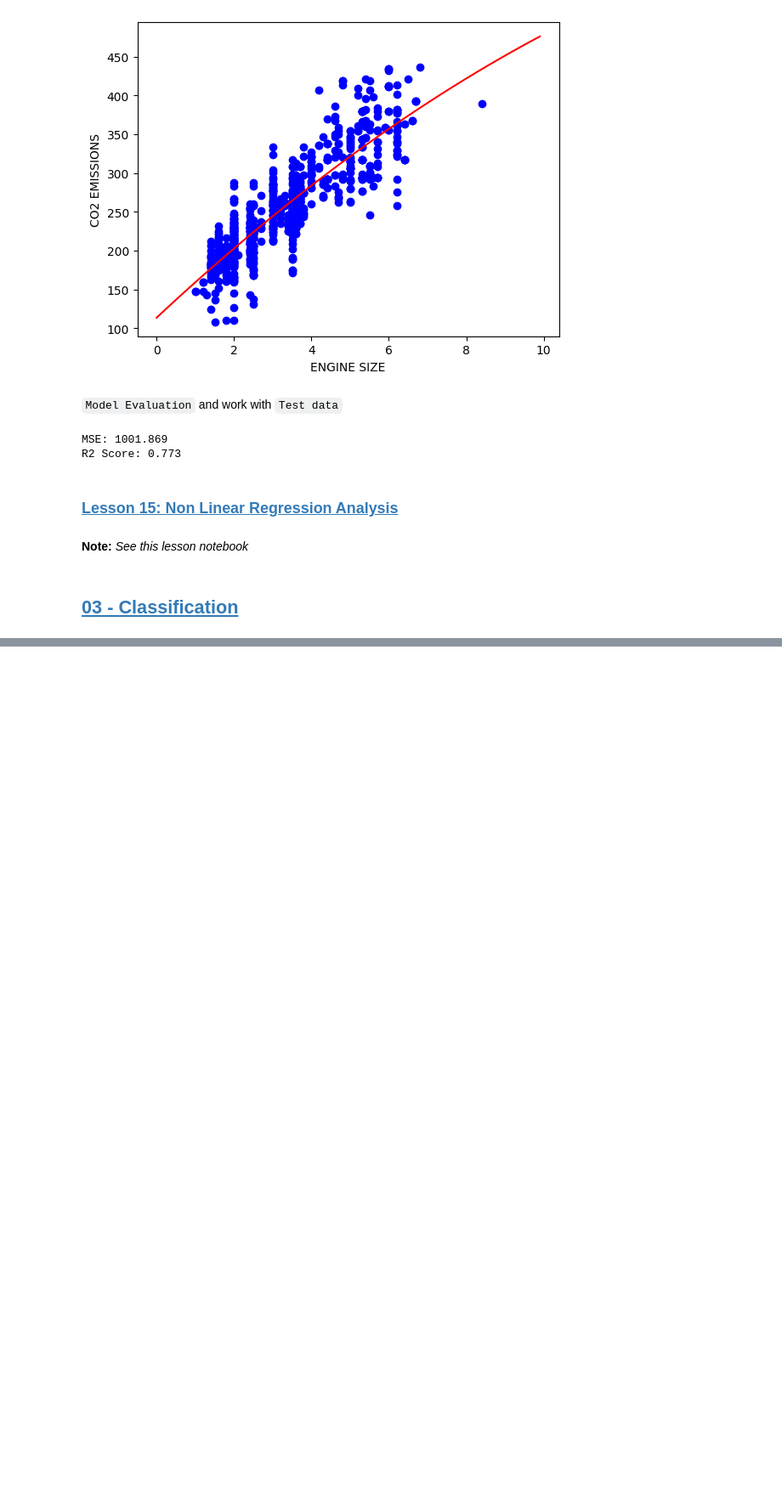
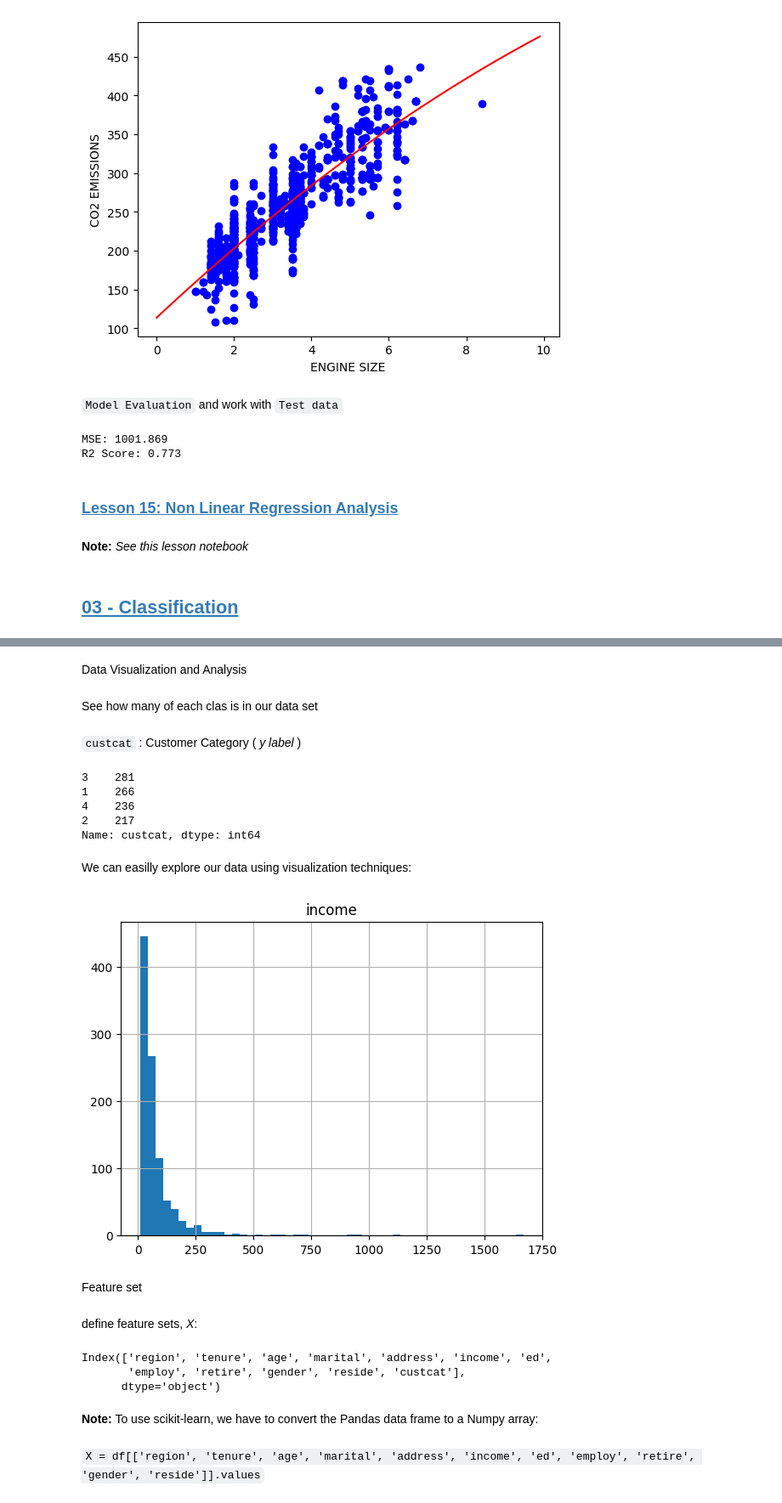
Before and after one commit to AliShariatian/Machine-Learning-Practices, a Jupyter notebook: Jadi.ipynb, the cells around one changed output, grey strips where cells are left out. Shown at 85% size. Saved outputs shown, nothing was run; the diff lists cells and outputs as text; code cells hidden in the pictures; blank space fills up the shorter version.

```diff
--- a/Jadi.ipynb
+++ b/Jadi.ipynb
@@ -1213,0 +1226,5 @@ R2 Score: 0.773
+# %%
+df = pd.read_csv('teleCust1000t.csv')
+
+print('df shape:', df.shape)
+df.head()
@@ -1213,0 +1239,36 @@ R2 Score: 0.773
+# %% [markdown]
+Data Visualization and Analysis
+# %% [markdown]
+See how many of each clas is in our data set
+# %% [markdown]
+`custcat` : Customer Category ( _y label_ )
+# %%
+df['custcat'].value_counts()
+# %% [output]
+3    281
+1    266
+4    236
+2    217
+Name: custcat, dtype: int64
+# %% [markdown]
+We can easilly explore our data using visualization techniques:
+# %%
+df.hist(column='income', bins=50)
+plt.show()
+# %% [output]
+[figure, added]
+# %% [markdown]
+Feature set
+# %% [markdown]
+define feature sets, _X_:
+# %%
+df.columns
+# %% [output]
+Index(['region', 'tenure', 'age', 'marital', 'address', 'income', 'ed',
+       'employ', 'retire', 'gender', 'reside', 'custcat'],
+      dtype='object')
+# %% [markdown]
+**Note:** To use scikit-learn, we have to convert the Pandas data frame to a Numpy array:
+# %% [markdown]
+`X = df[['region', 'tenure', 'age', 'marital', 'address', 'income', 'ed',
+       'employ', 'retire', 'gender', 'reside']].values`
```
Also changed, not shown: parts of 48 cells of this notebook, 1 other file.
